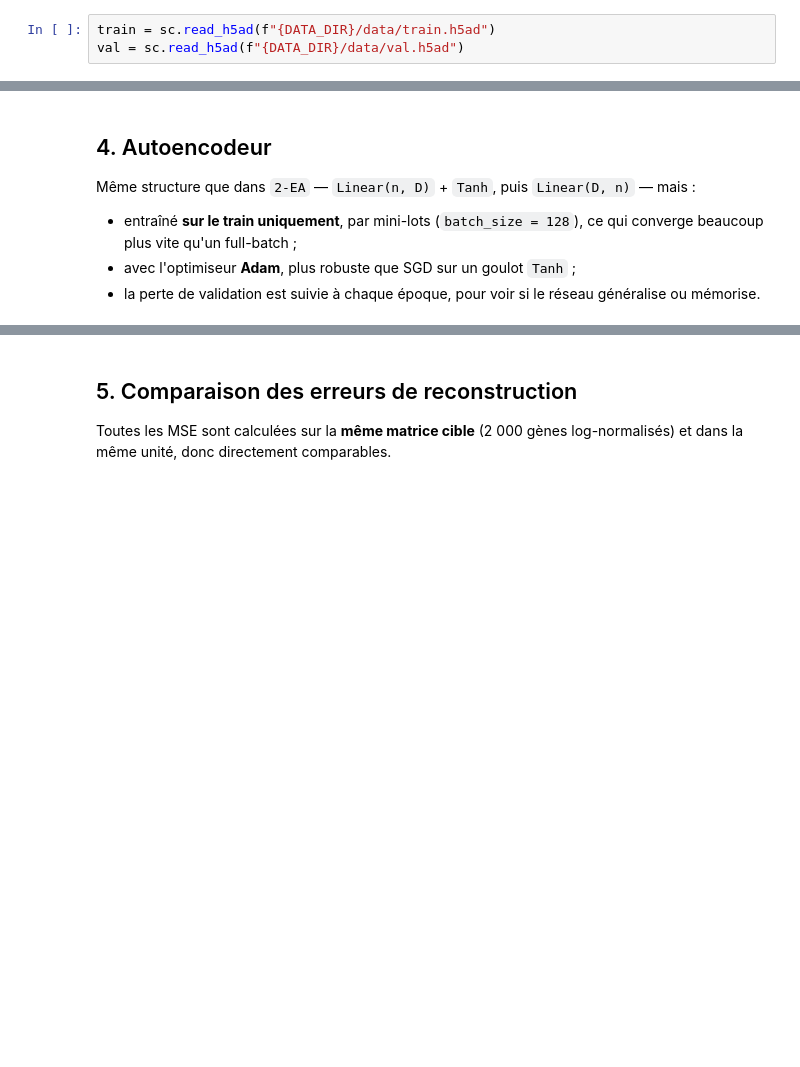
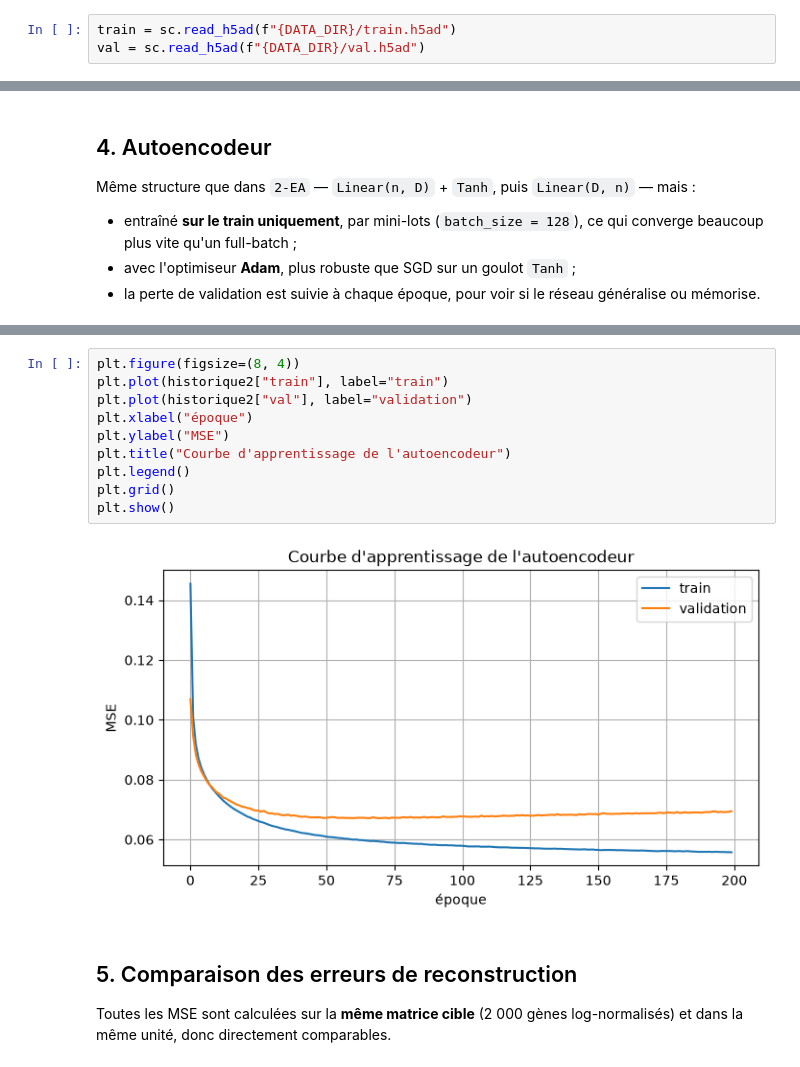
Before and after one commit to Simonn18/projet_DEA, a Jupyter notebook: Scripts/5-Comparaison-AE-PCA.ipynb, the cells around one changed output, grey strips where cells are left out. Drawn from its saved outputs; the diff is of its cells as text; blank space fills up the shorter version.

```diff
--- a/Scripts/5-Comparaison-AE-PCA.ipynb
+++ b/Scripts/5-Comparaison-AE-PCA.ipynb
@@ -50,8 +46,8 @@ pd.set_option("display.width", 200)
 repertoire = os.getcwd()
 DATA_DIR = os.path.dirname(repertoire)
 # %%
-train = sc.read_h5ad(f"{DATA_DIR}/data/train.h5ad")
-val = sc.read_h5ad(f"{DATA_DIR}/data/val.h5ad")
+train = sc.read_h5ad(f"{DATA_DIR}/train.h5ad")
+val = sc.read_h5ad(f"{DATA_DIR}/val.h5ad")
 # %%
 Xt = train.X
 Xv = val.X
@@ -218,3 +315,15 @@ plt.show()
+# %%
+plt.figure(figsize=(8, 4))
+plt.plot(historique2["train"], label="train")
+plt.plot(historique2["val"], label="validation")
+plt.xlabel("époque")
+plt.ylabel("MSE")
+plt.title("Courbe d'apprentissage de l'autoencodeur")
+plt.legend()
+plt.grid()
+plt.show()
+# %% [output]
+[figure, added]
 # %% [markdown]
 ## 5. Comparaison des erreurs de reconstruction
 
```
Also changed, not shown: parts of 9 cells of this notebook.
